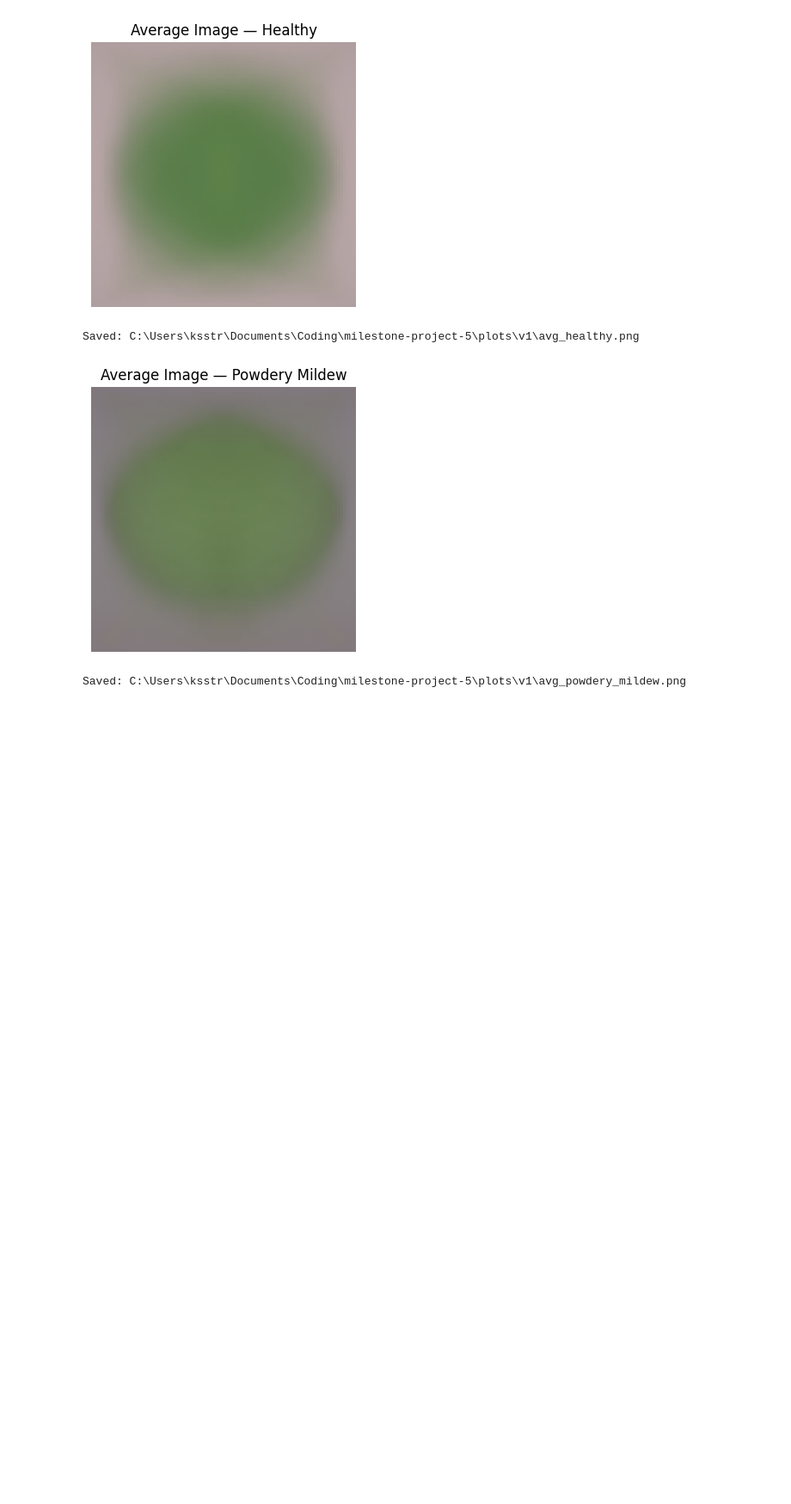
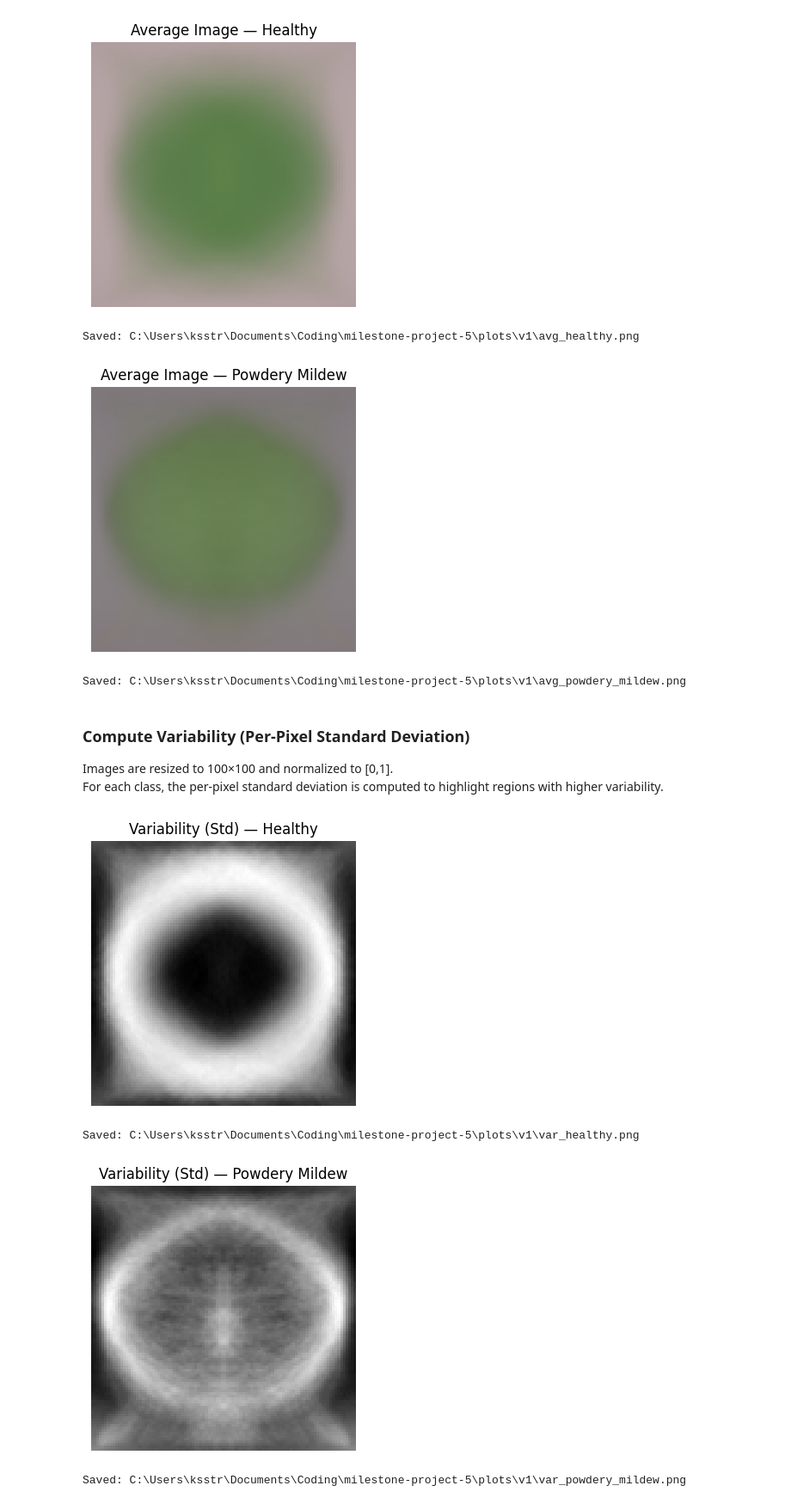
Before and after one commit to ksstrat/milestone-project-5, a Jupyter notebook: jupyter_notebooks/02_visual_study.ipynb, the cells around one changed output. Shown: that part at 86% size. Cells and saved outputs as stored; diff of their text form; code cells hidden in the pictures; blank space fills up the shorter version.

Commit message:
feat: compute and export variability maps for BR1

```diff
--- a/jupyter_notebooks/02_visual_study.ipynb
+++ b/jupyter_notebooks/02_visual_study.ipynb
@@ -106,3 +106,62 @@ for cls in CLASSES:
 Saved: C:\Users\ksstr\Documents\Coding\milestone-project-5\plots\v1\avg_healthy.png
 [figure]
 Saved: C:\Users\ksstr\Documents\Coding\milestone-project-5\plots\v1\avg_powdery_mildew.png
+# %% [markdown]
+### Compute Variability (Per-Pixel Standard Deviation)
+Images are resized to 100×100 and normalized to [0,1].
+For each class, the per-pixel standard deviation is computed to highlight regions with higher variability.
+# %%
+import numpy as np
+import matplotlib.pyplot as plt
+from PIL import Image
+from pathlib import Path
+
+IMG_SIZE = (100, 100)
+ALLOWED = {".jpg", ".jpeg", ".png"}
+
+def load_stack(folder: Path, img_size=IMG_SIZE) -> np.ndarray:
+    """Return image stack [N,H,W,C] in [0,1] for all valid files in folder."""
+    arrs = []
+    for p in folder.iterdir():
+        if p.is_file() and p.suffix.lower() in ALLOWED:
+            with Image.open(p) as im:
+                im = im.convert("RGB").resize(img_size)
+                arrs.append(np.asarray(im, dtype=np.float32) / 255.0)
+    if not arrs:
+        return np.empty((0, img_size[1], img_size[0], 3), dtype=np.float32)
+    return np.stack(arrs, axis=0)
+
+for cls in CLASSES:
+    cls_dir = DATA_DIR / cls
+    stack = load_stack(cls_dir)
+    if stack.shape[0] == 0:
+        print(f"No images found for class: {cls}")
+        continue
+
+    # Pixel-wise std across images -> [H,W,C]
+    std_rgb = stack.std(axis=0)
+
+    # Collapse channels to a single map for clearer inspection -> [H,W]
+    std_gray = std_rgb.mean(axis=2)
+
+    # Scale to [0,255] for saving
+    s = std_gray
+    s_min, s_max = float(s.min()), float(s.max())
+    s_scaled = (255.0 * (s - s_min) / (s_max - s_min + 1e-8)).astype(np.uint8)
+
+    # Visualize and export
+    fig = plt.figure(figsize=(4, 4))
+    plt.imshow(s_scaled, cmap="gray")
+    plt.axis("off")
+    plt.title(f"Variability (Std) — {cls.replace('_', ' ').title()}")
+
+    out_path = PLOTS_DIR / f"var_{cls}.png"
+    fig.savefig(out_path, bbox_inches="tight", pad_inches=0)
+    plt.show()
+    plt.close(fig)
+    print(f"Saved: {out_path.resolve()}")
+# %% [output]
+[figure, added]
+Saved: C:\Users\ksstr\Documents\Coding\milestone-project-5\plots\v1\var_healthy.png
+[figure, added]
+Saved: C:\Users\ksstr\Documents\Coding\milestone-project-5\plots\v1\var_powdery_mildew.png
```
Also changed, not shown: 2 other files.
